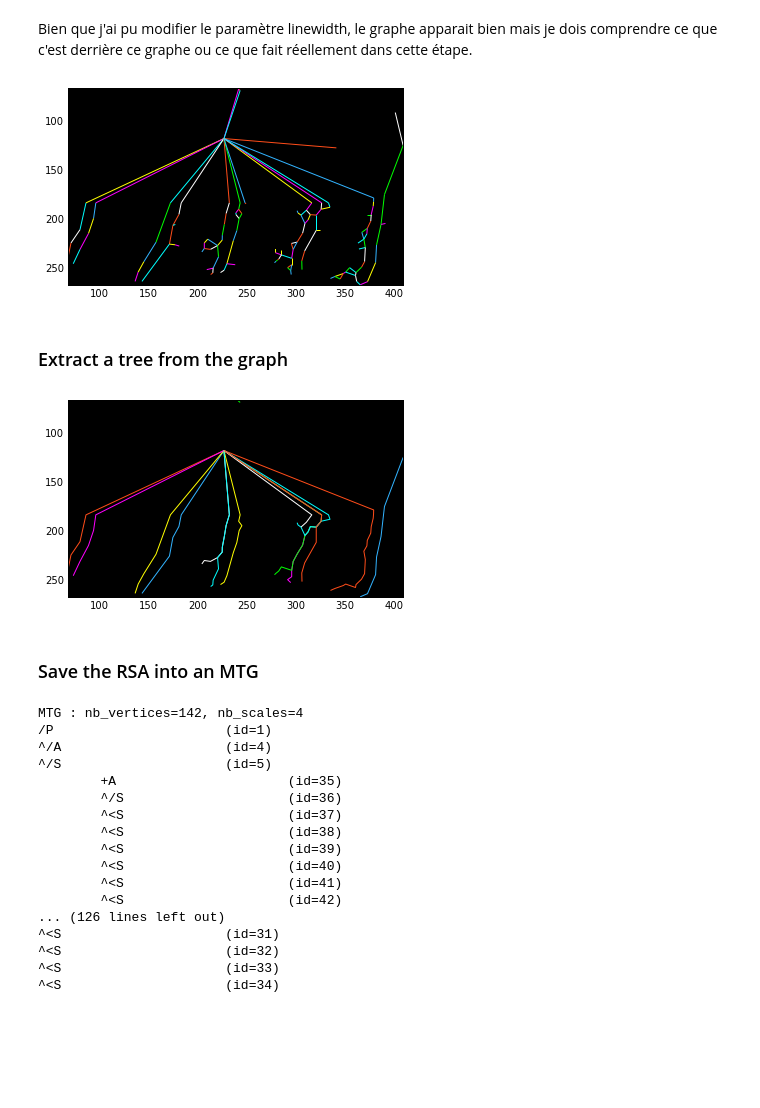
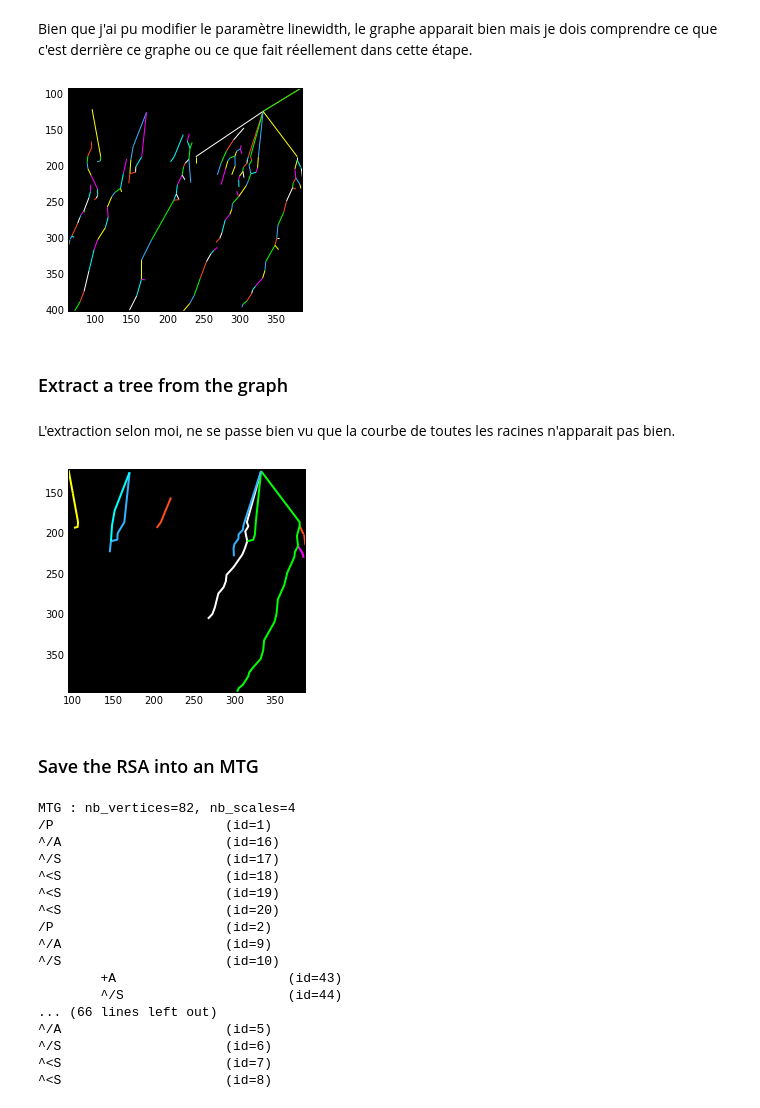
Before and after one commit to openalea-incubator/rhizoscan, a Jupyter notebook: example/test_example_new_data.ipynb, the cells around one changed output. Cells and saved outputs as stored; diff of their text form; code cells hidden in the pictures; blank space fills up the shorter version.

Commit message:
test big_root.jpg

```diff
--- a/example/test_example_new_data.ipynb
+++ b/example/test_example_new_data.ipynb
@@ -24,6 +20,6 @@ NOT using graph editor observer No module named grapheditor
 # %% [markdown]
 ## RSA Image
 # %%
-image_filename = get_data_path('pipeline/medium_root.jpg')
+image_filename = get_data_path('pipeline/big_root.jpg')
 Image(image_filename)
 # %% [output]
@@ -59,5 +56,5 @@ L'image se segmente bien car le bruit de l'image d'origine n'apparait pas
 # %%
-rmask, bbox = segment_image(image,pmask,root_max_radius=5)
+rmask, bbox = segment_image(image,pmask,root_max_radius=2)
 imshow(rmask)
 # %% [output]
 <matplotlib.image.AxesImage at 0x...>
@@ -81,34 +78,36 @@ Bien que j'ai pu modifier le paramètre linewidth, le graphe apparait bien mais
 graph = compute_graph(rmask,seed_map,bbox)
 graph.plot(linewidth=1)
 # %% [output]
-[figure, old version]
+[figure, new version]
 # %% [markdown]
 ### Extract a tree from the graph
+# %% [markdown]
+L'extraction selon moi, ne se passe bien vu que la courbe de toutes les racines n'apparait pas bien.
 # %%
 tree = compute_tree(graph, px_scale=px_scale)
-tree.plot(linewidth=1)
+tree.plot(linewidth=2)
 # %% [output]
-[figure, old version]
+[figure, new version]
 # %% [markdown]
 ### Save the RSA into an MTG
 # %%
 g = rsa = tree_to_mtg(tree)
 g.display()
 # %% [output]
-MTG : nb_vertices=142, nb_scales=4
+MTG : nb_vertices=82, nb_scales=4
 /P                      (id=1)
-^/A                     (id=4)
-^/S                     (id=5)
-        +A                      (id=35)
-        ^/S                     (id=36)
-        ^<S                     (id=37)
-        ^<S                     (id=38)
-        ^<S                     (id=39)
-        ^<S                     (id=40)
-        ^<S                     (id=41)
-        ^<S                     (id=42)
-... (126 lines left out)
-^<S                     (id=31)
-^<S                     (id=32)
-^<S                     (id=33)
-^<S                     (id=34)
+^/A                     (id=16)
+^/S                     (id=17)
+^<S                     (id=18)
+^<S                     (id=19)
+^<S                     (id=20)
+/P                      (id=2)
+^/A                     (id=9)
+^/S                     (id=10)
+        +A                      (id=43)
+        ^/S                     (id=44)
+... (66 lines left out)
+^/A                     (id=5)
+^/S                     (id=6)
+^<S                     (id=7)
+^<S                     (id=8)
```
Also changed, not shown: parts of 7 cells of this notebook.
